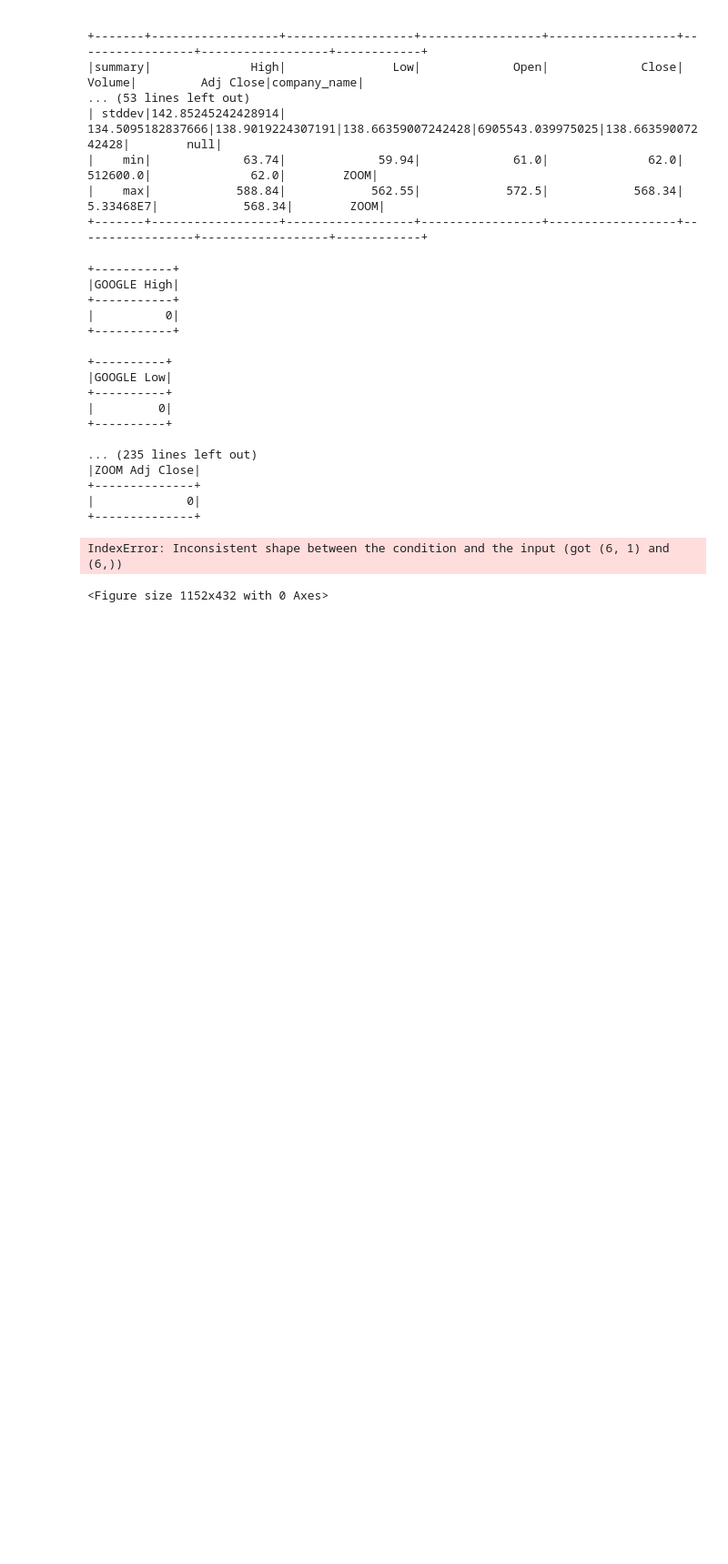
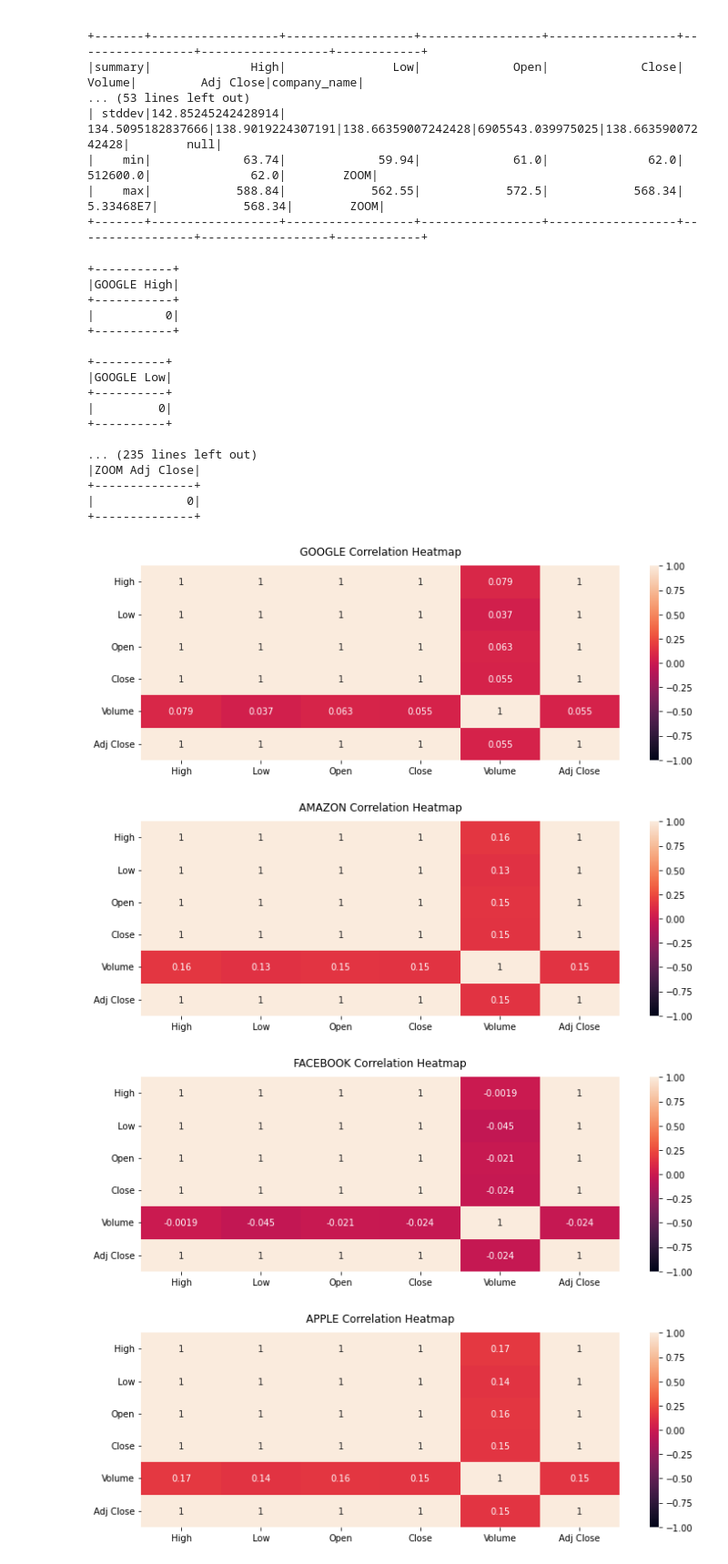
Before and after one commit to Miolith/bigdata_lab2, a Jupyter notebook: project.ipynb, the cells around one changed output. Shown at 91% size. Cells and saved outputs as stored; diff of their text form; code cells hidden in the pictures; blank space fills up the shorter version.

Commit message:
correlation heatmaps + ignore warnings

```diff
--- a/project.ipynb
+++ b/project.ipynb
@@ -141,12 +125,14 @@ for k, v in all_dfs.items():
 # %%
 import matplotlib.pyplot as plt
 import seaborn as sns
 
 for k, v in all_dfs.items():
-    df = v.to_pandas_on_spark()
-    plt.figure(figsize=(16, 6))
-    heatmap = sns.heatmap(df.corr(), vmin=-1, vmax=1, annot=True)
-    heatmap.set_title("Bonjour", fontdict={'fontsize':12}, pad=12)
+    df = v.to_pandas_on_spark().drop(["company_name","Date"], axis=1)
+    plt.figure(figsize=(12, 4))
+    heatmap = sns.heatmap(df.corr().to_pandas(), vmin=-1, vmax=1, annot=True)
+    heatmap.set_title(k + " Correlation Heatmap", fontdict={'fontsize':12}, pad=12)
 # %% [output]
-IndexError: Inconsistent shape between the condition and the input (got (6, 1) and (6,))
-<Figure size 1152x432 with 0 Axes>
+[figure, added]
+[figure, added]
+[figure, added]
+[figure, added]
```
Also changed, not shown: parts of 2 cells of this notebook.
